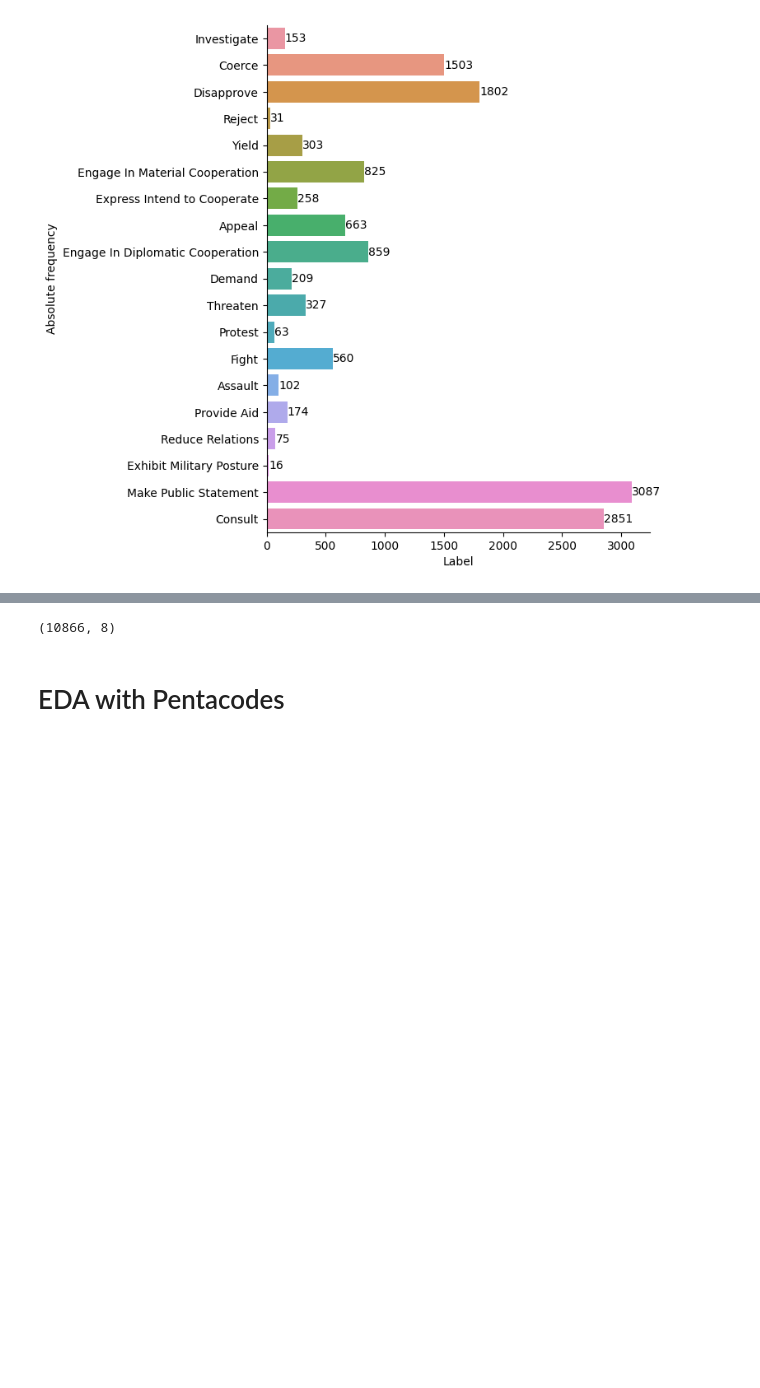
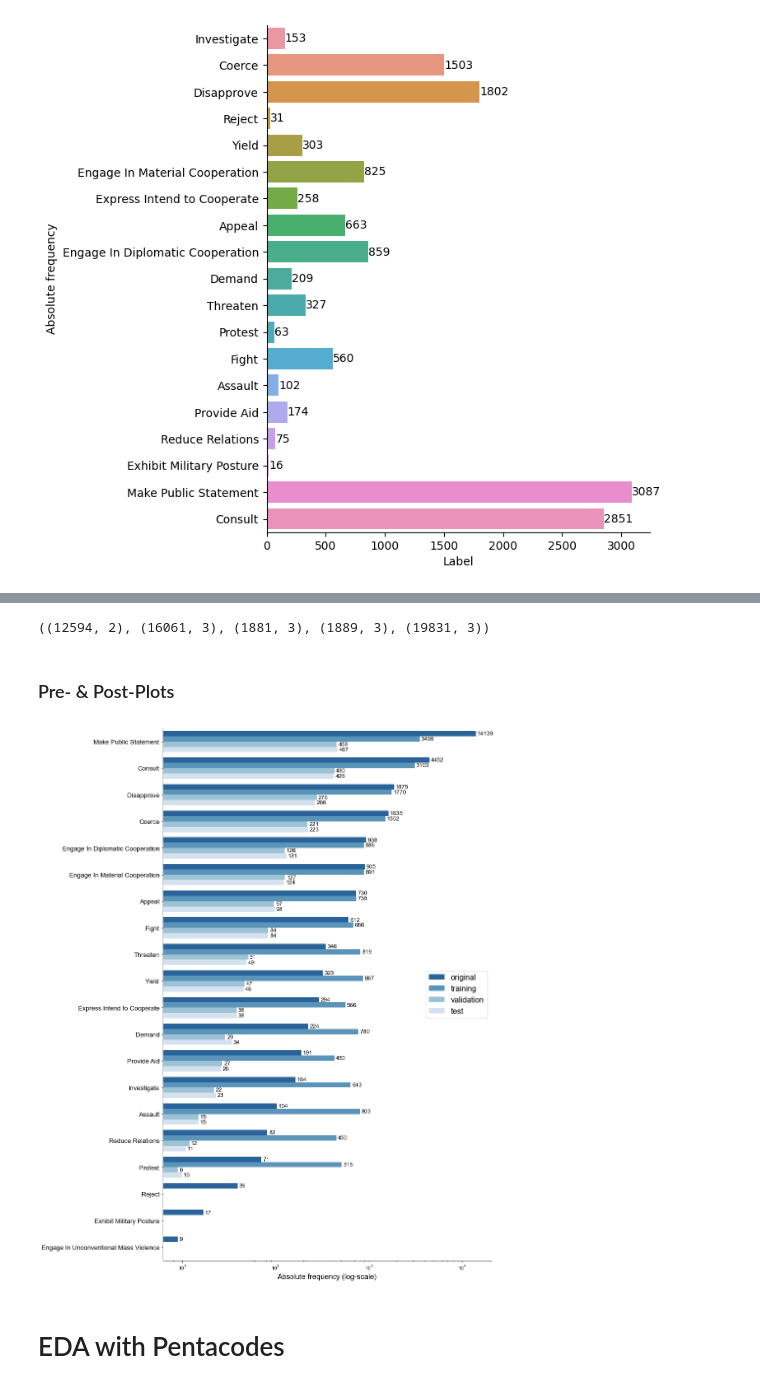
Before and after one commit to valentinwerner1/Thesis_RelationExtraction_PoliticsNews, a Jupyter notebook: data_src/EDA_unsupervised.ipynb, the cells around one changed output, grey strips where cells are left out. Drawn from its saved outputs; the diff is of its cells as text; code cells hidden in the pictures; blank space fills up the shorter version.

```diff
--- a/data_src/EDA_unsupervised.ipynb
+++ b/data_src/EDA_unsupervised.ipynb
@@ -274,6 +208,74 @@ data_red
-# %%
-data_new.shape
-# %% [output]
-(10866, 8)
+# %%
+data_rdy = pd.read_csv("data_src/unsupervised/unsupervised_data_preprocessed.csv", index_col= 0)
+#train and validation data from DataAugementation.ipynb
+
+train = pd.read_csv("data_src/unsupervised/train.csv", index_col= 0)
+train["split"] = "training"
+val = pd.read_csv("data_src/unsupervised/val.csv", index_col= 0)
+val["split"] = "validation"
+test = pd.read_csv("data_src/unsupervised/test.csv", index_col= 0)
+test["split"] = "test"
+
+full_set = pd.concat([train, val, test])
+
+data_rdy.shape, train.shape, val.shape, test.shape, full_set.shape
+# %% [output]
+((12594, 2), (16061, 3), (1881, 3), (1889, 3), (19831, 3))
+# %% [markdown]
+### Pre- & Post-Plots
+# %%
+import matplotlib
+matplotlib.rcParams['font.family'] = 'Arial'
+# %%
+data = pd.read_csv("soft_data/data/out_data/softdata_concat_noents.csv", index_col = 0)
+#extract the categorized relation from original df
+data["label"] = data.label.apply(lambda x: strip_multiple_whitespaces(x.replace("<triplet>"," <triplet> ")))
+relation = []
+for row in data.iterrows():
+    rel_iter = row[1]["label"] + " <triplet>"
+    all_rels = re.findall("(?<=<obj> ).*?(?= <subj> | <triplet>)", rel_iter)
+    relation.append(all_rels)
+data["relations"] = relation
+
+expl = data.explode("relations")
+expl["split"] = "original"
+
+#extract the categorized relation from split df
+full_set["label"] = full_set.label.apply(lambda x: strip_multiple_whitespaces(x.replace("<triplet>"," <triplet> ")))
+relation = []
+for row in full_set.iterrows():
+    rel_iter = row[1]["label"] + " <triplet>"
+    all_rels = re.findall("(?<=<obj> ).*?(?= <subj> | <triplet>)", rel_iter)
+    relation.append(all_rels)
+full_set["relations"] = relation
+
+expl1 = full_set.explode("relations")
+
+all_expl = pd.concat([expl, expl1])
+expl_sorted = all_expl.sort_values(by="relations", key=sorter)
+
+plt.figure(figsize=(12,20))
+ax = sns.countplot(y = expl_sorted.relations, hue = expl_sorted.split, palette = "Blues_r")
+ax.bar_label(ax.containers[0], padding = 3, fontsize = 12)
+ax.bar_label(ax.containers[1], padding = 3, fontsize = 12)
+ax.bar_label(ax.containers[2], padding = 3, fontsize = 12)
+ax.bar_label(ax.containers[3], padding = 3, fontsize = 12)
+
+sns.despine()
+plt.xlabel('Absolute frequency (log-scale)', fontsize = 15)
+plt.yticks(fontsize = 15)
+plt.ylabel("")
+plt.yticks(fontsize = 13)
+plt.xscale("log")
+plt.legend(prop = {"size":16}, fontsize = 15)
+
+df1 = pd.pivot_table(expl_sorted,
+              index='relations',
+              columns='split',
+              aggfunc='size')
+
+idx = df1.index.to_list()
+# %% [output]
+[figure, added]
 # %% [markdown]
 # EDA with Pentacodes
```
Also changed, not shown: parts of 15 cells of this notebook, 3 other files.
